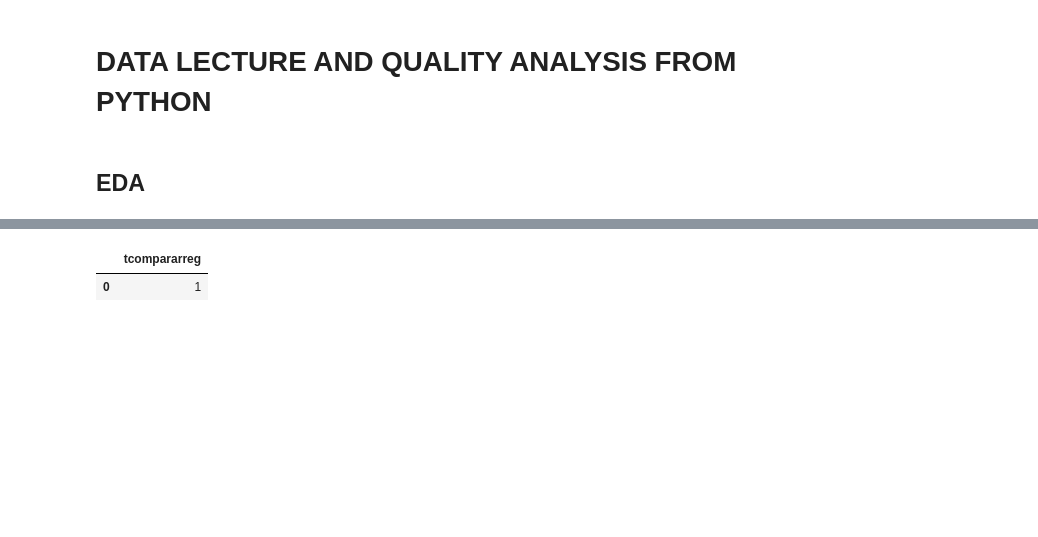
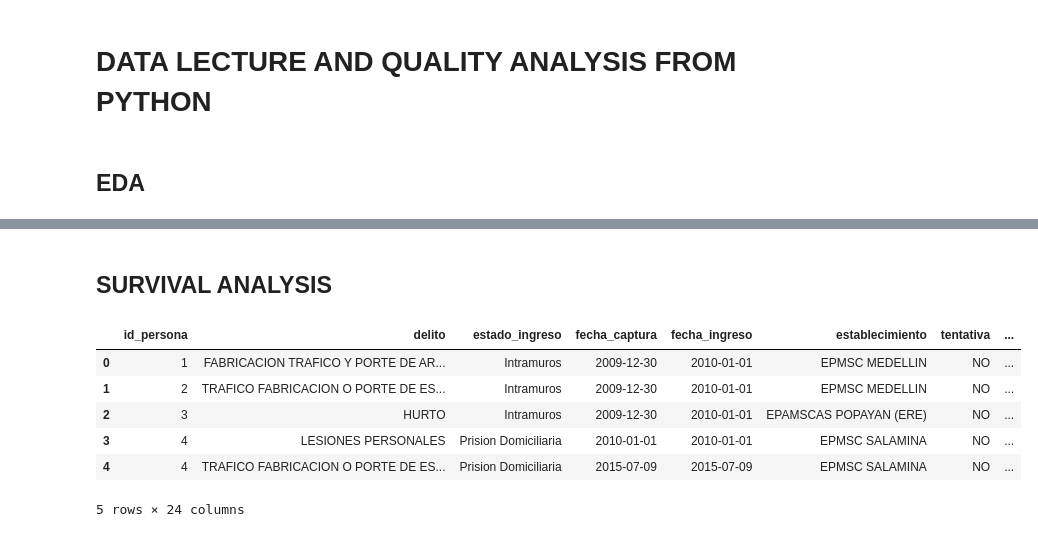
Before and after one commit to dehoyosb/MinJusticia_team77_DS4A_Project, a Jupyter notebook: Exploratory data anlysis Esneyder.ipynb, the cells around one changed output, grey strips where cells are left out. Cells and saved outputs as stored; diff of their text form; code cells hidden in the pictures; blank space fills up the shorter version.

```diff
--- a/Exploratory data anlysis Esneyder.ipynb
+++ b/Exploratory data anlysis Esneyder.ipynb
@@ -255,9 +78,62 @@ Name: adulto_mayor, Length: 2547, dtype: object
-# %%
-data_reg.to_sql('registros_tmp', con=engine)
-
-runQuery('select * from registros_tmp limit 5')
-
-runQuery('SELECT public.tcompararreg();')
-# %% [output]
-|  | tcompararreg |
-| 0 | 1 |
+# %% [markdown]
+   ## SURVIVAL ANALYSIS
+# %%
+# read data
+
+query1 = """select *,
+row_number() OVER (PARTITION BY tb1.id_persona ORDER BY tb1.fecha_salida asc) AS numero from (
+select distinct on (persona_id_persona, fecha_salida) persona_id_persona as id_persona,
+d.nombre  as delito,
+ei.nombre  as estado_ingreso,
+fecha_captura,
+fecha_ingreso,
+est.nombre  as establecimiento,
+tentativa.nombre as tentativa,
+agravado.nombre as agravado,
+calificado.nombre as calificado,
+fecha_salida,
+edad,
+municipio_id_municipio,
+actividades_estudio.nombre  as actividades_estudio,
+actividades_trabajo.nombre as actividades_trabajo,
+actividades_enseñanza.nombre  as actividades_enseñanza,
+hijos_menores.nombre  as hijos_menores,
+condicion_excepcional,
+e.nombre as estado,
+sj.nombre as situacion_juridica,
+madre_gestante.nombre as madre_gestante,
+madre_lactante.nombre  as madre_lactante,
+discapacidad.nombre  as discapacidad,
+adulto_mayor.nombre  as adulto_mayor
+from public.registro r
+left join public.delito d on d.id_delito = r.delito_id_delito
+left join public.estado_ingreso ei on ei.id_estado_ingreso =r.estado_ingreso
+left join public.establecimiento est on est.id_establecimiento = r.establecimiento
+left join public.si_no tentativa on tentativa.id_si_no =r.tentativa
+left join public.si_no agravado on agravado.id_si_no =r.agravado
+left join public.si_no calificado on calificado.id_si_no =r.calificado
+left join public.si_no actividades_estudio on actividades_estudio.id_si_no =r.actividades_estudio
+left join public.si_no actividades_trabajo on actividades_trabajo.id_si_no =r.actividades_trabajo
+left join public.si_no actividades_enseñanza on actividades_enseñanza.id_si_no =r.actividades_enseñanza
+left join public.si_no hijos_menores on hijos_menores.id_si_no =r.hijos_menores
+left join public.si_no madre_gestante on madre_gestante.id_si_no =r.madre_gestante
+left join public.si_no madre_lactante on madre_lactante.id_si_no =r.madre_lactante
+left join public.si_no discapacidad on discapacidad.id_si_no =r.discapacidad
+left join public.si_no adulto_mayor on adulto_mayor.id_si_no =r.adulto_mayor
+left join public.estado e on r.estado_id_estado = e.id_estado
+left join public.situacion_juridica  sj on sj.id_situacion_juridica = r.situacion_juridica
+order by persona_id_persona, fecha_salida asc) tb1
+
+"""
+
+data_people = runQuery(query1)
+
+data_people.head()
+# %% [output]
+|  | id_persona | delito | estado_ingreso | fecha_captura | fecha_ingreso | establecimiento | tentativa | ... |
+| 0 | 1 | FABRICACION TRAFICO Y PORTE DE AR... | Intramuros | 2009-12-30 | 2010-01-01 | EPMSC MEDELLIN | NO | ... |
+| 1 | 2 | TRAFICO FABRICACION O PORTE DE ES... | Intramuros | 2009-12-30 | 2010-01-01 | EPMSC MEDELLIN | NO | ... |
+| 2 | 3 | HURTO | Intramuros | 2009-12-30 | 2010-01-01 | EPAMSCAS POPAYAN (ERE) | NO | ... |
+| 3 | 4 | LESIONES PERSONALES | Prision Domiciliaria | 2010-01-01 | 2010-01-01 | EPMSC SALAMINA | NO | ... |
+| 4 | 4 | TRAFICO FABRICACION O PORTE DE ES... | Prision Domiciliaria | 2015-07-09 | 2015-07-09 | EPMSC SALAMINA | NO | ... |
+5 rows × 24 columns
```
Also changed, not shown: parts of 21 cells of this notebook, 3 other files.
